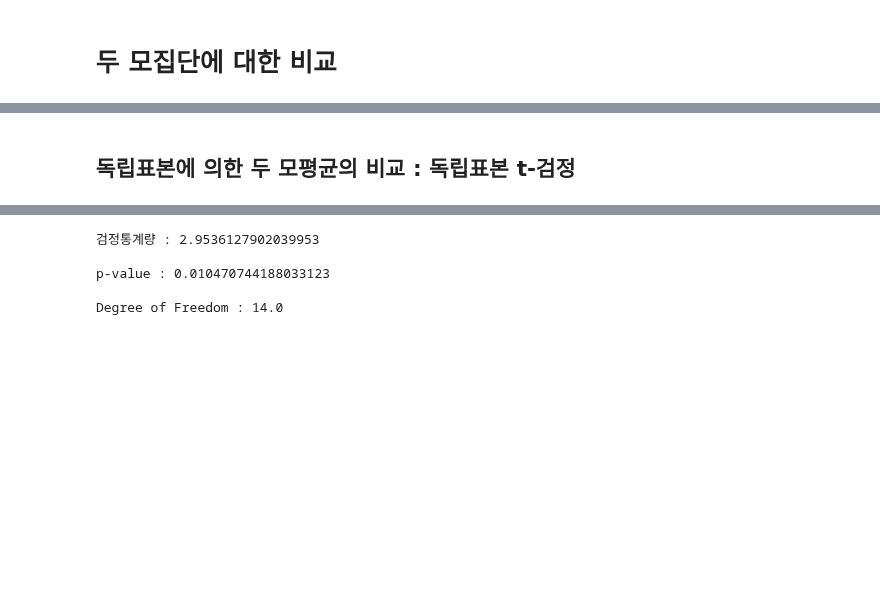
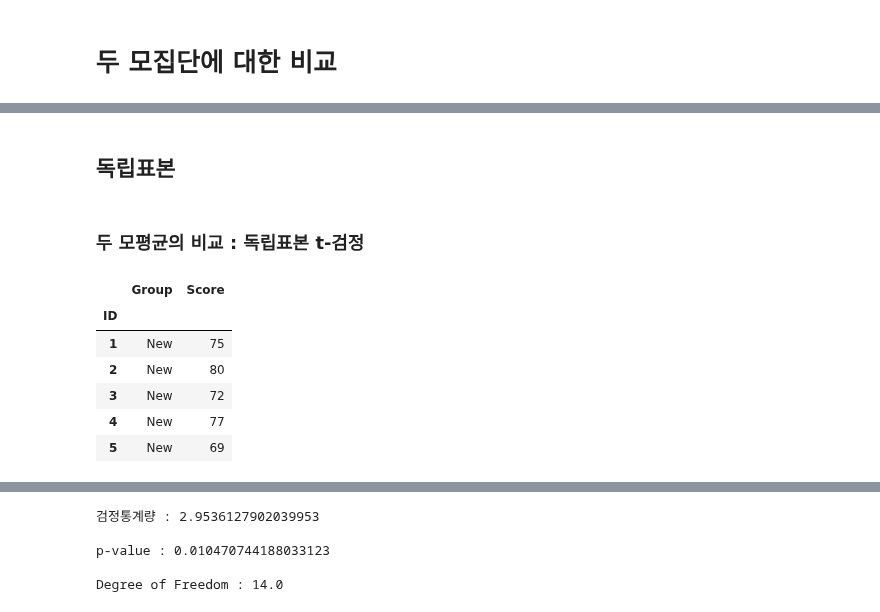
Before and after one commit to anjuiswhat/TIL, a Jupyter notebook: ADP_study/통계분석_statsmodels & SciPy.ipynb, the cells around one changed output, grey strips where cells are left out. Saved outputs shown, nothing was run; the diff lists cells and outputs as text; code cells hidden in the pictures; blank space fills up the shorter version.

```diff
--- a/ADP_study/통계분석_statsmodels & SciPy.ipynb
+++ b/ADP_study/통계분석_statsmodels & SciPy.ipynb
@@ -593,2 +522,16 @@ old = df_reading[ df_reading.Group == 'Old' ]
+# %% [markdown]
+## 독립표본
 # %% [markdown]
-## 독립표본에 의한 두 모평균의 비교 : 독립표본 t-검정
+### 두 모평균의 비교 : 독립표본 t-검정
+# %%
+df_reading = pd.read_csv( r'C:\Users\Boanerges\GitHub\TIL\rawdata\Reading.csv',
+                          index_col = 'ID')
+df_reading.head()
+# %% [output]
+|  | Group | Score |
+| ID |  |  |
+| 1 | New | 75 |
+| 2 | New | 80 |
+| 3 | New | 72 |
+| 4 | New | 77 |
+| 5 | New | 69 |
```
Also changed, not shown: parts of 44 cells of this notebook, 2 other files.
